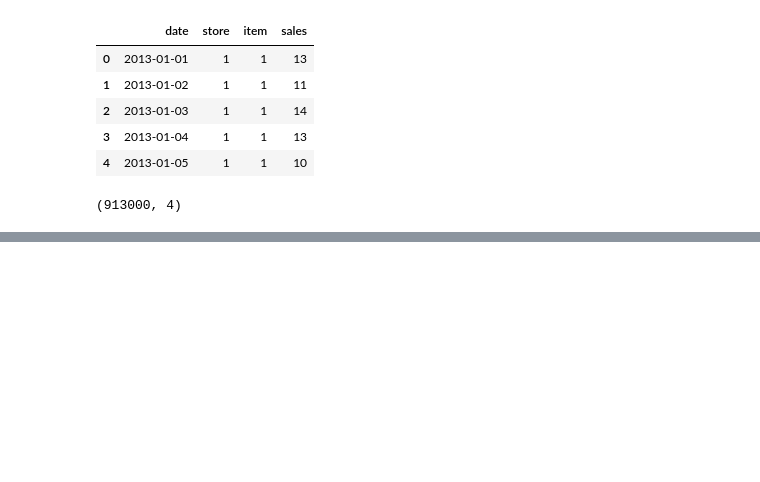
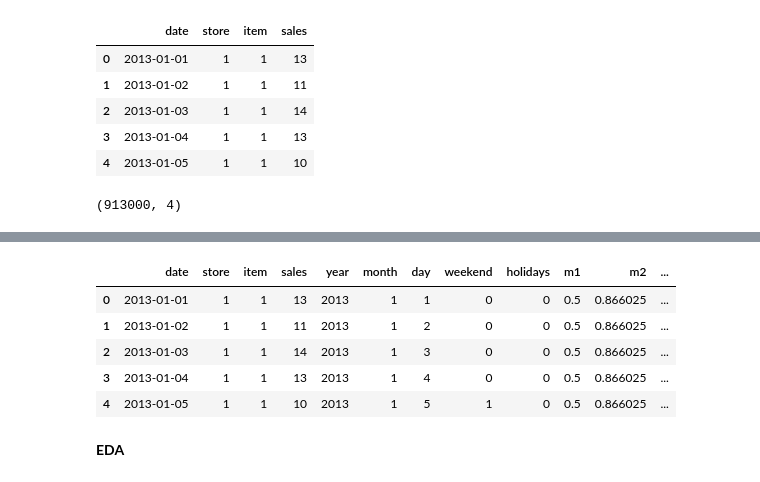
Before and after one commit to rizz045/Inventory-Demand-Forecasting-using-Machine-Learning, a Jupyter notebook: Inventory_Demand_Forecasting_using_Machine_Learning.ipynb, the cells around one changed output, grey strips where cells are left out. Saved outputs shown, nothing was run; the diff lists cells and outputs as text; code cells hidden in the pictures; blank space fills up the shorter version.

```diff
--- a/Inventory_Demand_Forecasting_using_Machine_Learning.ipynb
+++ b/Inventory_Demand_Forecasting_using_Machine_Learning.ipynb
@@ -26,0 +79,15 @@ df.shape
+# %%
+# Finding out if we have any
+from datetime import datetime
+import calendar
+
+def weekend_or_weekday(year,month,day):
+
+    d = datetime(year,month,day)
+    if d.weekday()>4:
+        return 1
+    else:
+        return 0
+
+df['weekend'] = df.apply(lambda x:weekend_or_weekday(x['year'], x['month'], x['day']), axis=1)
+df.head()
@@ -26,0 +101,15 @@ df.shape
+# %%
+# Adding a holiday column
+from datetime import date
+import holidays
+
+def is_holiday(x):
+
+    indian_holidays = holidays.country_holidays('IN')
+
+    if indian_holidays.get(x):
+        return 1
+    else:
+        return 0
+df['holidays'] = df['date'].apply(is_holiday)
+df.head()
@@ -26,0 +123,5 @@ df.shape
+# %%
+# Adding some cylindrical features
+df['m1'] = np.sin(df['month']*(2* np.pi/12))
+df['m2'] = np.cos(df['month']*(2* np.pi/12))
+df.head()
@@ -26,0 +135,16 @@ df.shape
+# %%
+# Let's add a column that indicates which day of the week it is
+from datetime import datetime
+def which_day(year, month, day):
+    d = datetime(year, month, day)
+    return d.weekday()
+
+df['weekday'] = df.apply(lambda x: which_day(x['year'], x['month'], x['day']), axis=1)
+df.head()
+# %% [output]
+|  | date | store | item | sales | year | month | day | weekend | holidays | m1 | m2 | ... |
+| 0 | 2013-01-01 | 1 | 1 | 13 | 2013 | 1 | 1 | 0 | 0 | 0.5 | 0.866025 | ... |
+| 1 | 2013-01-02 | 1 | 1 | 11 | 2013 | 1 | 2 | 0 | 0 | 0.5 | 0.866025 | ... |
+| 2 | 2013-01-03 | 1 | 1 | 14 | 2013 | 1 | 3 | 0 | 0 | 0.5 | 0.866025 | ... |
+| 3 | 2013-01-04 | 1 | 1 | 13 | 2013 | 1 | 4 | 0 | 0 | 0.5 | 0.866025 | ... |
+| 4 | 2013-01-05 | 1 | 1 | 10 | 2013 | 1 | 5 | 1 | 0 | 0.5 | 0.866025 | ... |
@@ -26,0 +154,2 @@ df.shape
+# %% [markdown]
+**EDA**
```
Also changed, not shown: parts of 9 cells of this notebook.
